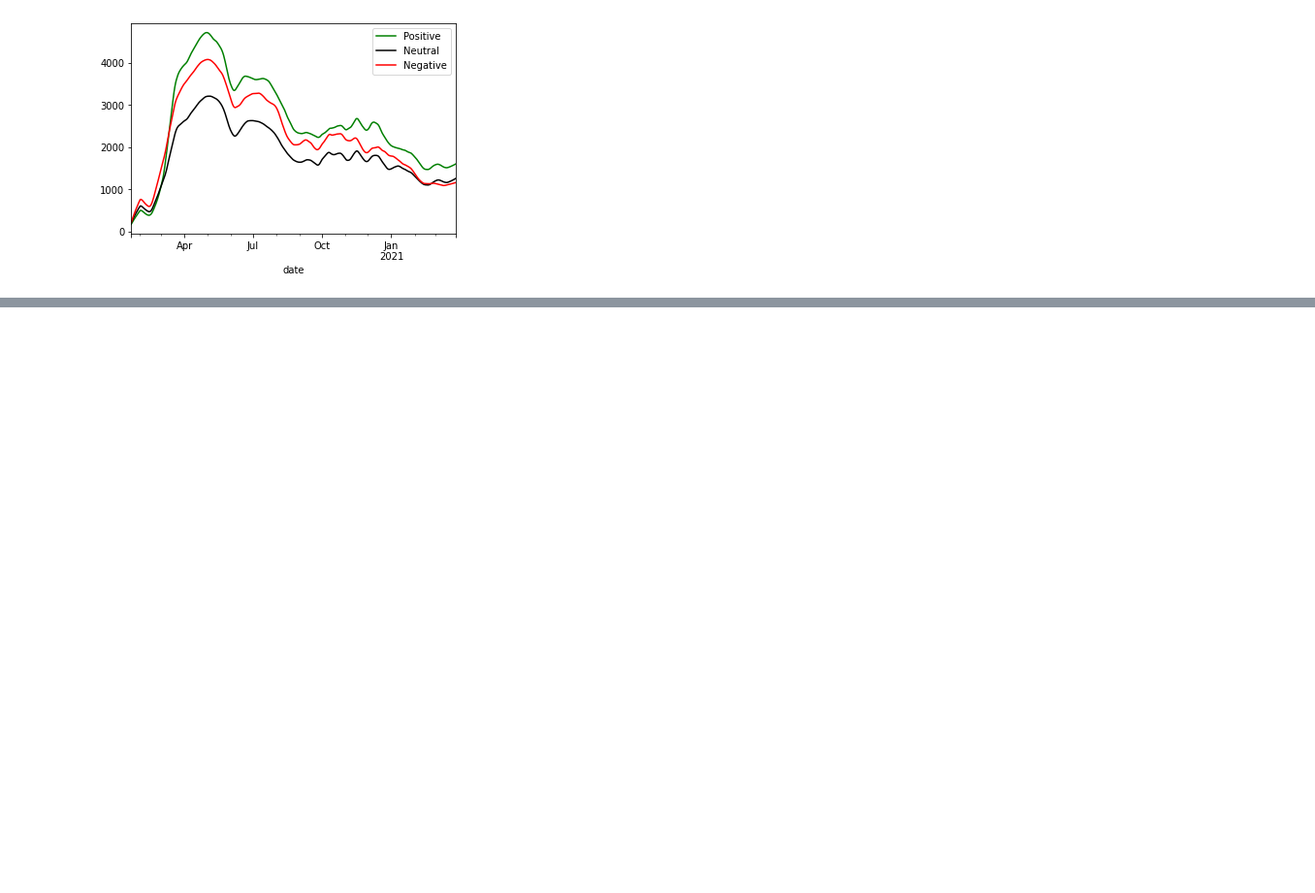
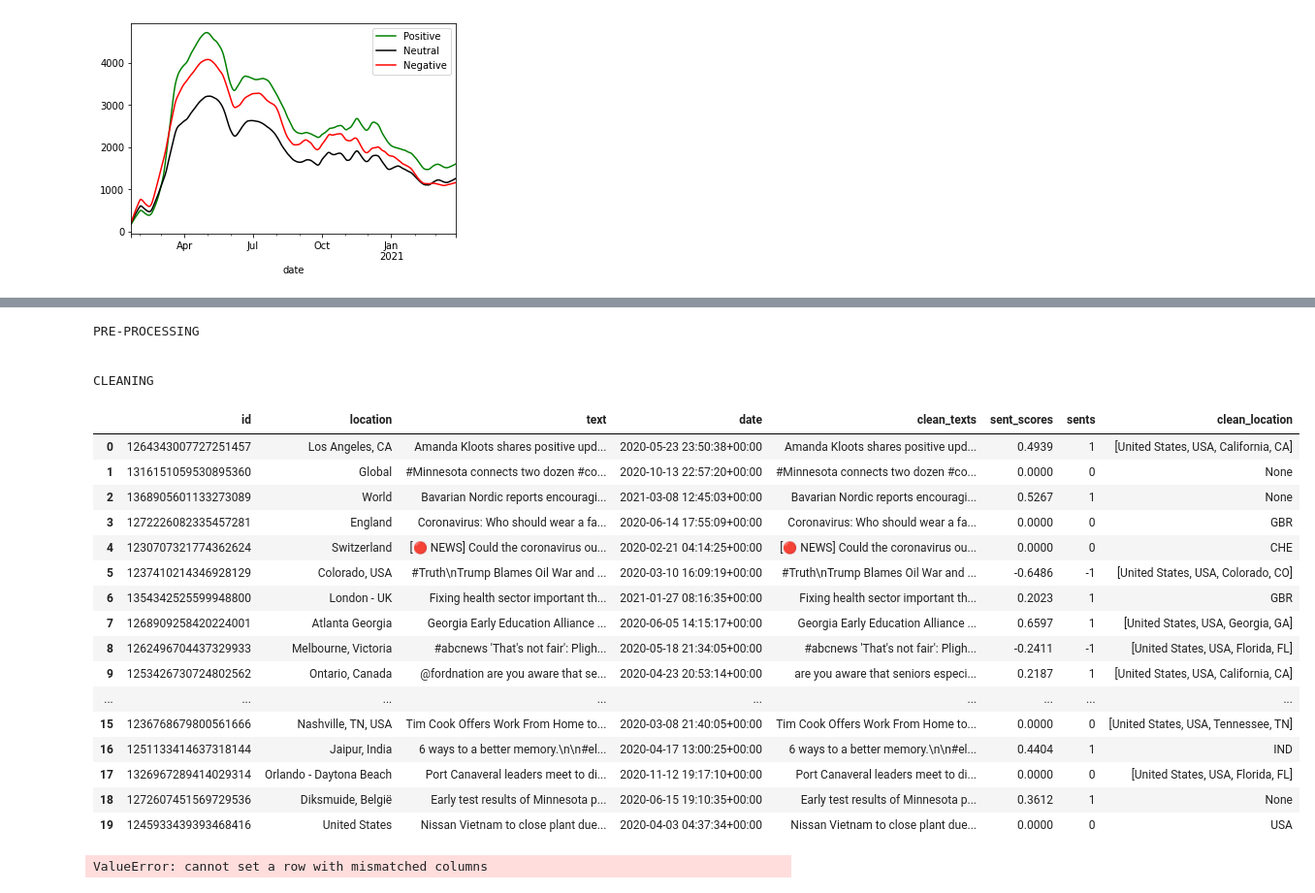
Before and after one commit to rafaeljcdarce/applied-data-science, a Jupyter notebook: example.ipynb, the cells around one changed output, grey strips where cells are left out. Shown: that part at 97% size. Cells and saved outputs as stored; diff of their text form; code cells hidden in the pictures; blank space fills up the shorter version.

```diff
--- a/example.ipynb
+++ b/example.ipynb
@@ -90,0 +90,31 @@ array(['2020-03-01T00:00:00.000000000', '2020-03-20T00:00:00.000000000',
+# %%
+# Process and clean locations
+df = clean_locations(df, workers=7, chunksize=100000)
+df.head(20)
+# %% [output]
+PRE-PROCESSING
+
+
+CLEANING
+|  | id | location | text | date | clean_texts | sent_scores | sents | clean_location |
+| 0 | 1264343007727251457 | Los Angeles, CA | Amanda Kloots shares positive upd... | 2020-05-23 23:50:38+00:00 | Amanda Kloots shares positive upd... | 0.4939 | 1 | [United States, USA, California, CA] |
+| 1 | 1316151059530895360 | Global | #Minnesota connects two dozen #co... | 2020-10-13 22:57:20+00:00 | #Minnesota connects two dozen #co... | 0.0000 | 0 | None |
+| 2 | 1368905601133273089 | World | Bavarian Nordic reports encouragi... | 2021-03-08 12:45:03+00:00 | Bavarian Nordic reports encouragi... | 0.5267 | 1 | None |
+| 3 | 1272226082335457281 | England | Coronavirus: Who should wear a fa... | 2020-06-14 17:55:09+00:00 | Coronavirus: Who should wear a fa... | 0.0000 | 0 | GBR |
+| 4 | 1230707321774362624 | Switzerland | [🔴 NEWS] Could the coronavirus ou... | 2020-02-21 04:14:25+00:00 | [🔴 NEWS] Could the coronavirus ou... | 0.0000 | 0 | CHE |
+| 5 | 1237410214346928129 | Colorado, USA | #Truth\nTrump Blames Oil War and ... | 2020-03-10 16:09:19+00:00 | #Truth\nTrump Blames Oil War and ... | -0.6486 | -1 | [United States, USA, Colorado, CO] |
+| 6 | 1354342525599948800 | London - UK | Fixing health sector important th... | 2021-01-27 08:16:35+00:00 | Fixing health sector important th... | 0.2023 | 1 | GBR |
+| 7 | 1268909258420224001 | Atlanta Georgia | Georgia Early Education Alliance ... | 2020-06-05 14:15:17+00:00 | Georgia Early Education Alliance ... | 0.6597 | 1 | [United States, USA, Georgia, GA] |
+| 8 | 1262496704437329933 | Melbourne, Victoria | #abcnews 'That's not fair': Pligh... | 2020-05-18 21:34:05+00:00 | #abcnews 'That's not fair': Pligh... | -0.2411 | -1 | [United States, USA, Florida, FL] |
+| 9 | 1253426730724802562 | Ontario, Canada | @fordnation are you aware that se... | 2020-04-23 20:53:14+00:00 | are you aware that seniors especi... | 0.2187 | 1 | [United States, USA, California, CA] |
+| ... | ... | ... | ... | ... | ... | ... | ... | ... |
+| 15 | 1236768679800561666 | Nashville, TN, USA | Tim Cook Offers Work From Home to... | 2020-03-08 21:40:05+00:00 | Tim Cook Offers Work From Home to... | 0.0000 | 0 | [United States, USA, Tennessee, TN] |
+| 16 | 1251133414637318144 | Jaipur, India | 6 ways to a better memory.\n\n#el... | 2020-04-17 13:00:25+00:00 | 6 ways to a better memory.\n\n#el... | 0.4404 | 1 | IND |
+| 17 | 1326967289414029314 | Orlando - Daytona Beach | Port Canaveral leaders meet to di... | 2020-11-12 19:17:10+00:00 | Port Canaveral leaders meet to di... | 0.0000 | 0 | [United States, USA, Florida, FL] |
+| 18 | 1272607451569729536 | Diksmuide, België | Early test results of Minnesota p... | 2020-06-15 19:10:35+00:00 | Early test results of Minnesota p... | 0.3612 | 1 | None |
+| 19 | 1245933439393468416 | United States | Nissan Vietnam to close plant due... | 2020-04-03 04:37:34+00:00 | Nissan Vietnam to close plant due... | 0.0000 | 0 | USA |
+# %%
+fig = plotGlobalSentiments(df)
+fig.ishow()
+# %% [output]
+ValueError: cannot set a row with mismatched columns
```
Also changed, not shown: parts of 2 cells of this notebook.
